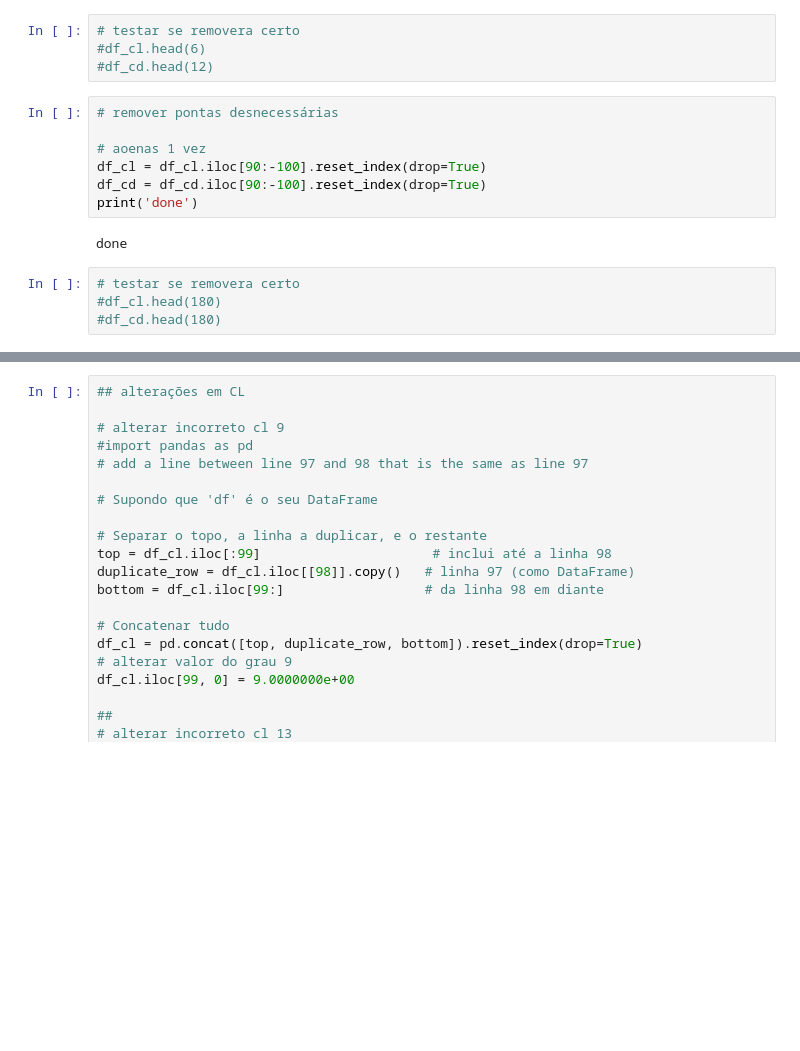
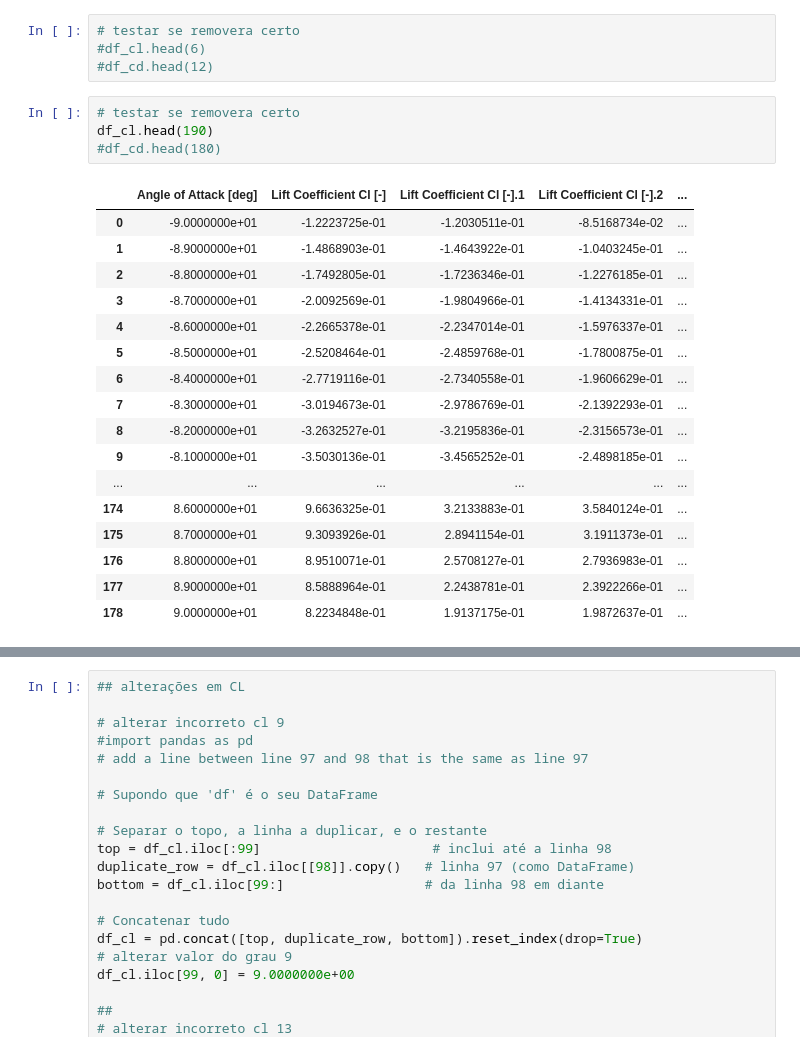
Before and after one commit to Pedro-pb-coder/polars.Qblade, a Jupyter notebook: polares.all.ipynb, the cells around one changed output, grey strips where cells are left out. Cells and saved outputs as stored; diff of their text form; blank space fills up the shorter version.

```diff
--- a/polares.all.ipynb
+++ b/polares.all.ipynb
@@ -100,19 +109,28 @@ done
 # testar se removera certo
 #df_cl.head(6)
 #df_cd.head(12)
-# %%
-# remover pontas desnecessárias
-
-# aoenas 1 vez
-df_cl = df_cl.iloc[90:-100].reset_index(drop=True)
-df_cd = df_cd.iloc[90:-100].reset_index(drop=True)
-print('done')
-# %% [output]
-done
 # %%
 # testar se removera certo
-#df_cl.head(180)
+df_cl.head(190)
 #df_cd.head(180)
+# %% [output]
+|  | Angle of Attack [deg] | Lift Coefficient Cl [-] | Lift Coefficient Cl [-].1 | Lift Coefficient Cl [-].2 | ... |
+| 0 | -9.0000000e+01 | -1.2223725e-01 | -1.2030511e-01 | -8.5168734e-02 | ... |
+| 1 | -8.9000000e+01 | -1.4868903e-01 | -1.4643922e-01 | -1.0403245e-01 | ... |
+| 2 | -8.8000000e+01 | -1.7492805e-01 | -1.7236346e-01 | -1.2276185e-01 | ... |
+| 3 | -8.7000000e+01 | -2.0092569e-01 | -1.9804966e-01 | -1.4134331e-01 | ... |
+| 4 | -8.6000000e+01 | -2.2665378e-01 | -2.2347014e-01 | -1.5976337e-01 | ... |
+| 5 | -8.5000000e+01 | -2.5208464e-01 | -2.4859768e-01 | -1.7800875e-01 | ... |
+| 6 | -8.4000000e+01 | -2.7719116e-01 | -2.7340558e-01 | -1.9606629e-01 | ... |
+| 7 | -8.3000000e+01 | -3.0194673e-01 | -2.9786769e-01 | -2.1392293e-01 | ... |
+| 8 | -8.2000000e+01 | -3.2632527e-01 | -3.2195836e-01 | -2.3156573e-01 | ... |
+| 9 | -8.1000000e+01 | -3.5030136e-01 | -3.4565252e-01 | -2.4898185e-01 | ... |
+| ... | ... | ... | ... | ... | ... |
+| 174 | 8.6000000e+01 | 9.6636325e-01 | 3.2133883e-01 | 3.5840124e-01 | ... |
+| 175 | 8.7000000e+01 | 9.3093926e-01 | 2.8941154e-01 | 3.1911373e-01 | ... |
+| 176 | 8.8000000e+01 | 8.9510071e-01 | 2.5708127e-01 | 2.7936983e-01 | ... |
+| 177 | 8.9000000e+01 | 8.5888964e-01 | 2.2438781e-01 | 2.3922266e-01 | ... |
+| 178 | 9.0000000e+01 | 8.2234848e-01 | 1.9137175e-01 | 1.9872637e-01 | ... |
 # %%
 df_cd.iloc[95:105]
 # falta
```
Also changed, not shown: parts of 12 cells of this notebook.
